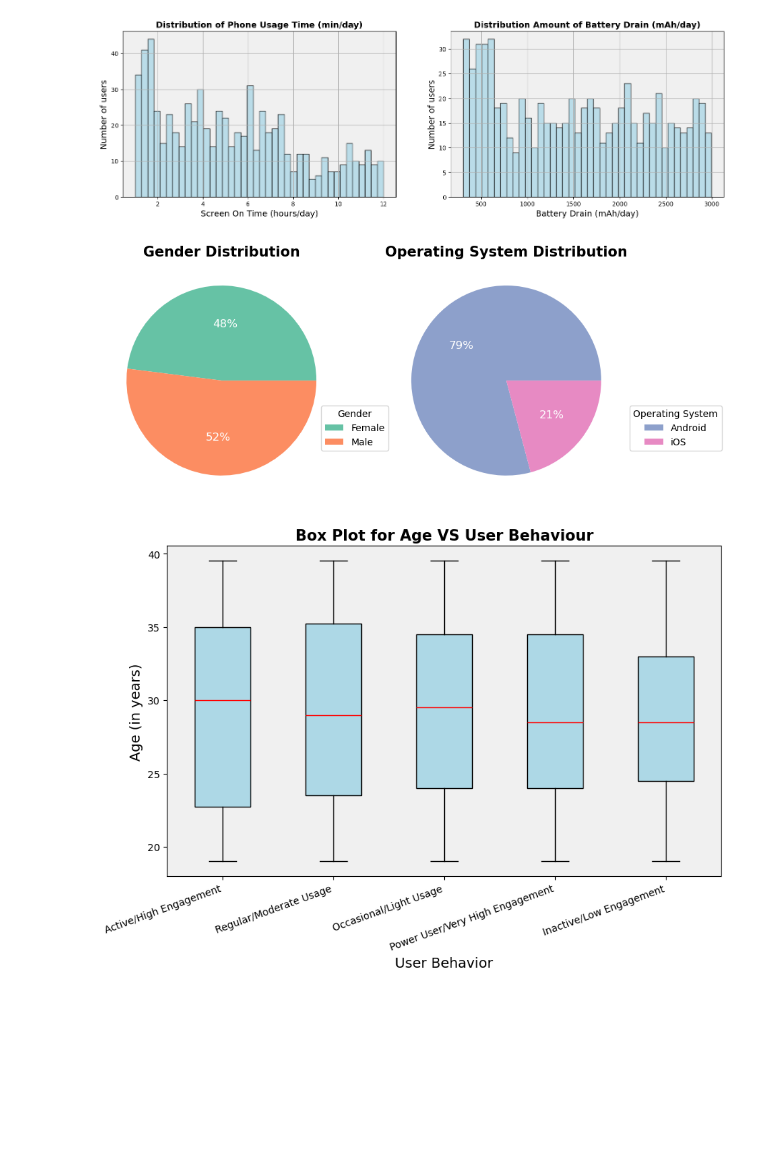
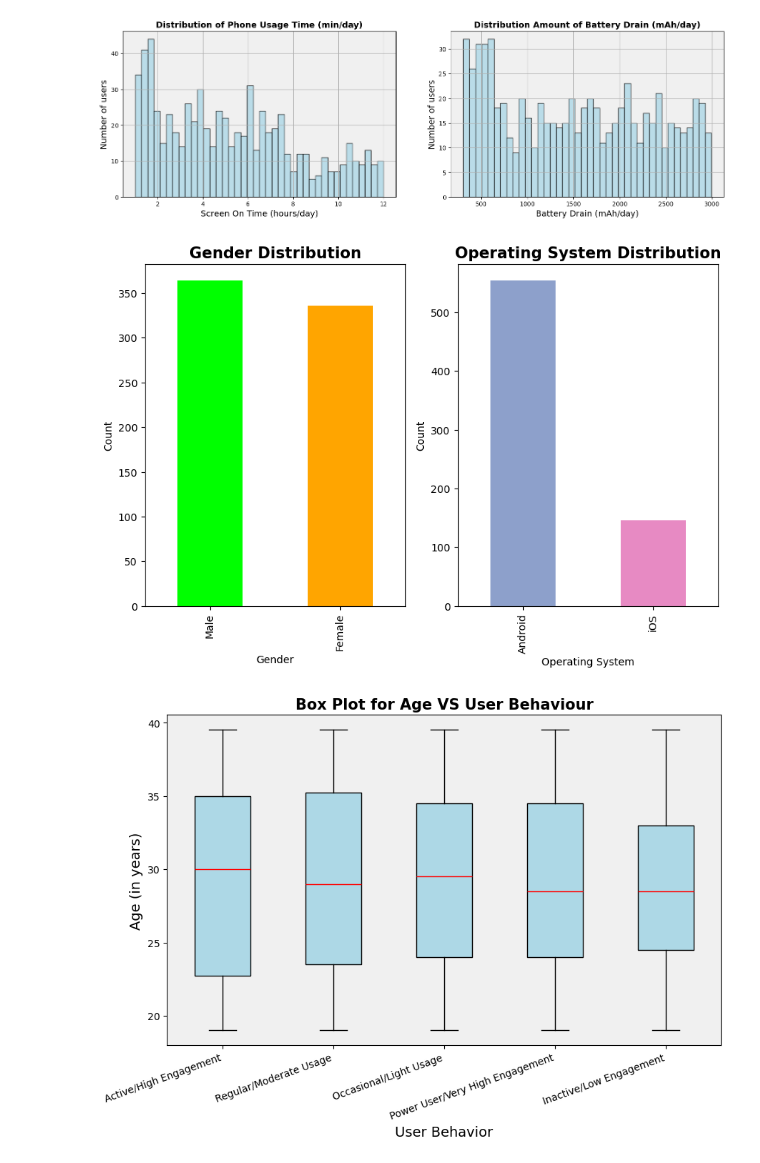
Before and after one commit to Foxtrot123-png/Applied-Data-Science-1, a Jupyter notebook: User_Behaviour.ipynb, the cells around one changed output. Saved outputs shown, nothing was run; the diff lists cells and outputs as text; code cells hidden in the pictures; blank space fills up the shorter version.

Commit message:
Updates the pie chart section of the code to disply Grouped Barchart
Pie chart gives a glimpse of which is value is greater or smaller but changing it to a group bar chart it shows us the values which is greater and by how much .

And using Pie Chart is refrained in a Statitical Analysis Report.

Link : https://scc.ms.unimelb.edu.au/resources/data-visualisation-and-exploration/no_pie-charts#:~:text=The%20quantities%20in%20each%20category,slices%20can%20be%20hard%20work.

```diff
--- a/User_Behaviour.ipynb
+++ b/User_Behaviour.ipynb
@@ -121,31 +121,34 @@ ax2.grid(which='major', axis='both')
 # %%
 #Lets check the gender and OS distribution in the Dataset
 fig, (ax1, ax2) = plt.subplots(ncols=2, figsize=(10, 6))
 
-behaviour.groupby('Gender').size().plot(
-    kind='pie',
-    autopct='%1.0f%%',
-    textprops={'fontsize': 12, 'color': 'white'},
-    colors=['#66c2a5', '#fc8d62'],
+#Gender Distribution
+
+gender_counts = behaviour['Gender'].value_counts()
+gender_counts.plot(
+    kind='bar',
+    color=['lime', 'orange'],
     ax=ax1
 )
 ax1.set_title('Gender Distribution', fontsize=15, fontweight='bold')
-ax1.legend(gender_counts.index, title='Gender', loc='center left', bbox_to_anchor=(0.9, 0.3))
+ax1.set_xlabel('Gender')
+ax1.set_ylabel('Count')
 
-os_counts = behaviour.groupby('Operating System').size()
-ax2 = os_counts.plot(
-    kind='pie',
-    autopct='%1.0f%%',
-    textprops={'fontsize': 12, 'color': 'white'},
-    colors=['#8da0cb', '#e78ac3'],
+
+# Operating System distribution
+os_counts = behaviour['Operating System'].value_counts()
+os_counts.plot(
+    kind='bar',
+    color=['#8da0cb', '#e78ac3'],
     ax=ax2
 )
 ax2.set_title('Operating System Distribution', fontsize=15, fontweight='bold')
-ax2.legend(os_counts.index, title='Operating System', loc='center left', bbox_to_anchor=(1, 0.3))
+ax2.set_xlabel('Operating System')
+ax2.set_ylabel('Count')
 
 plt.show()
 # %% [output]
-[figure, old version]
+[figure, new version]
 # %%
 #Lets Study the distribution of AGE according to different User Behaviour Class
 fig, ax= plt.subplots(figsize=(10, 6))
```
